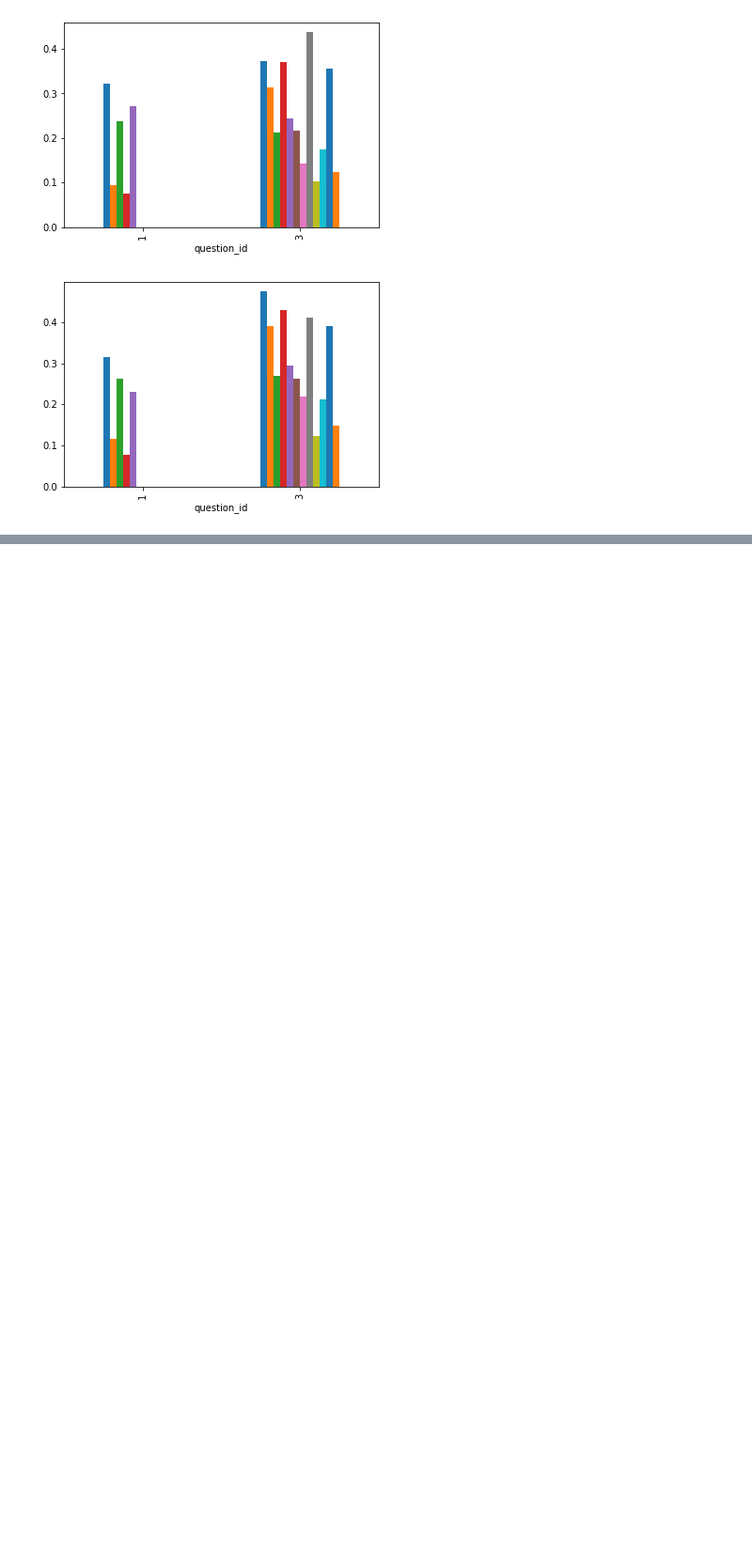
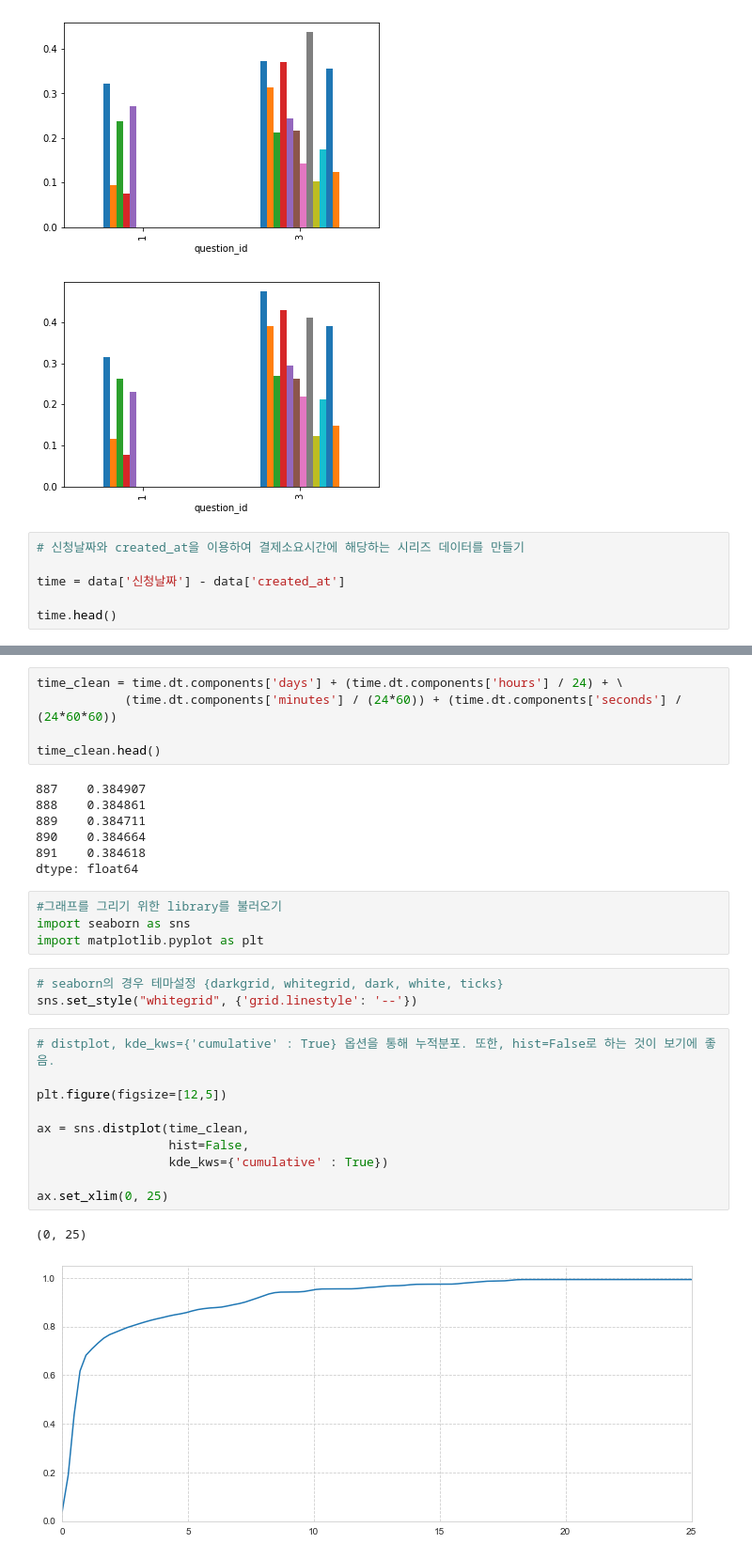
Before and after one commit to eunnyeong/data-analysis, a Jupyter notebook: dsschool_assignment.ipynb, the cells around one changed output, grey strips where cells are left out. Shown at 94% size. Drawn from its saved outputs; the diff is of its cells as text; blank space fills up the shorter version.

```diff
--- a/dsschool_assignment.ipynb
+++ b/dsschool_assignment.ipynb
@@ -429,3 +429,9 @@ table_purchased.plot(kind = 'bar', legend = False)
 <matplotlib.axes._subplots.AxesSubplot at 0x...>
 [figure]
 [figure]
+# %%
+# 신청날짜와 created_at을 이용하여 결제소요시간에 해당하는 시리즈 데이터를 만들기
+
+time = data['신청날짜'] - data['created_at']
+
+time.head()
@@ -431,0 +456,32 @@ table_purchased.plot(kind = 'bar', legend = False)
+# %%
+time_clean = time.dt.components['days'] + (time.dt.components['hours'] / 24) + \
+            (time.dt.components['minutes'] / (24*60)) + (time.dt.components['seconds'] / (24*60*60))
+
+time_clean.head()
+# %% [output]
+887    0.384907
+888    0.384861
+889    0.384711
+890    0.384664
+891    0.384618
+dtype: float64
+# %%
+#그래프를 그리기 위한 library를 불러오기
+import seaborn as sns
+import matplotlib.pyplot as plt
+# %%
+# seaborn의 경우 테마설정 {darkgrid, whitegrid, dark, white, ticks}
+sns.set_style("whitegrid", {'grid.linestyle': '--'})
+# %%
+# distplot, kde_kws={'cumulative' : True} 옵션을 통해 누적분포. 또한, hist=False로 하는 것이 보기에 좋음.
+
+plt.figure(figsize=[12,5])
+
+ax = sns.distplot(time_clean,
+                  hist=False,
+                  kde_kws={'cumulative' : True})
+
+ax.set_xlim(0, 25)
+# %% [output]
+(0, 25)
+[figure, added]
```
Also changed, not shown: parts of 5 cells of this notebook.
